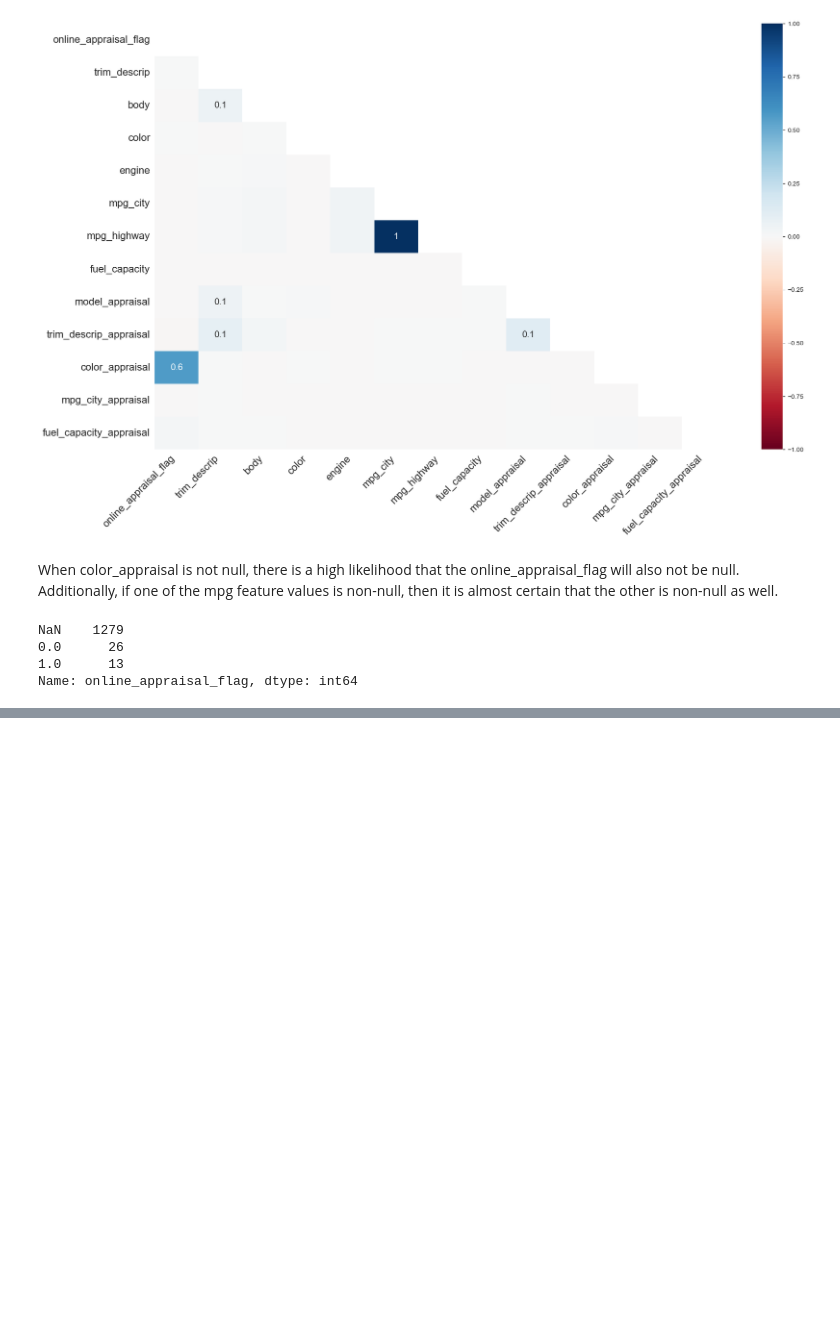
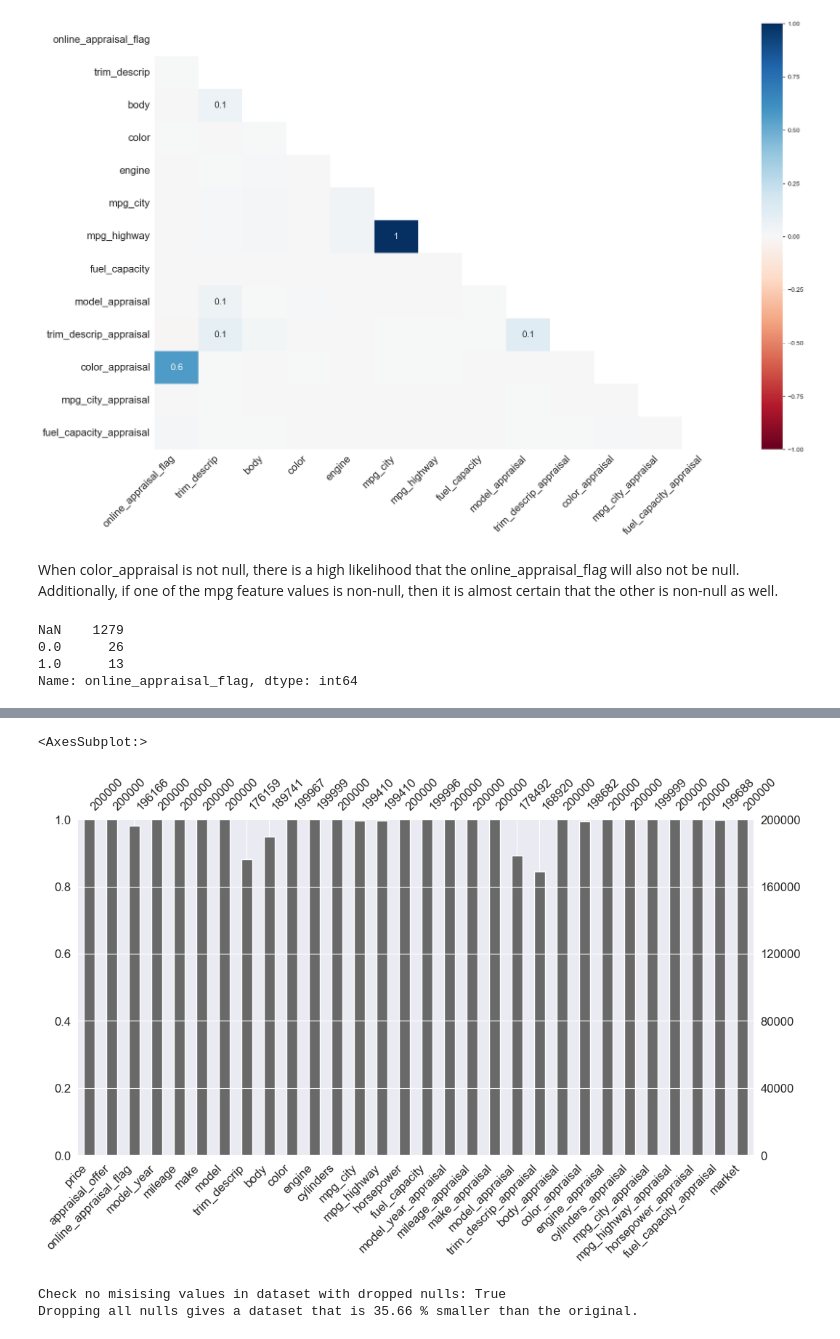
Before and after one commit to RoryStevens/CarMax-Analytics-Showcase, a Jupyter notebook: Winter-2023/CarMaxShowcase.ipynb, the cells around one changed output, grey strips where cells are left out. Saved outputs shown, nothing was run; the diff lists cells and outputs as text; code cells hidden in the pictures; blank space fills up the shorter version.

```diff
--- a/Winter-2023/CarMaxShowcase.ipynb
+++ b/Winter-2023/CarMaxShowcase.ipynb
@@ -443,0 +465,18 @@ print(trimmed_raw_df.shape)
+# %%
+# Recap number and location of missing values:
+msno.bar(trimmed_raw_df, figsize=(12, 6), fontsize=12)
+# %% [output]
+<AxesSubplot:>
+[figure, added]
+# %%
+# We can make different datasets, with different imputation methods, to compare performance.
+# All null rows dropped
+df_dropped = trimmed_raw_df.dropna()
+print(f'Check no misising values in dataset with dropped nulls: {df_dropped.isna().sum().sum()==0}')
+
+print(f'Dropping all nulls gives a dataset that is {(trimmed_raw_df.shape[0] - df_dropped.shape[0])/trimmed_raw_df.shape[0]*100:.2f} % smaller than the original.')
+
+# We can use this dataset with dropped nulls to compare against those with imputed values.
+# %% [output]
+Check no misising values in dataset with dropped nulls: True
+Dropping all nulls gives a dataset that is 35.66 % smaller than the original.
```
Also changed, not shown: parts of 12 cells of this notebook.
